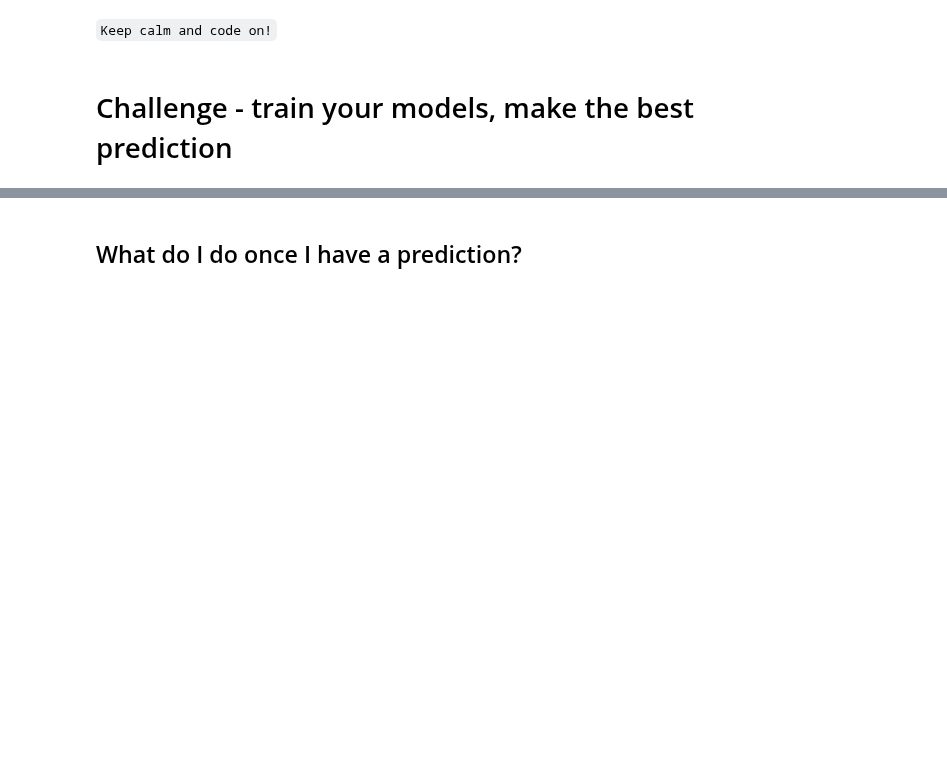
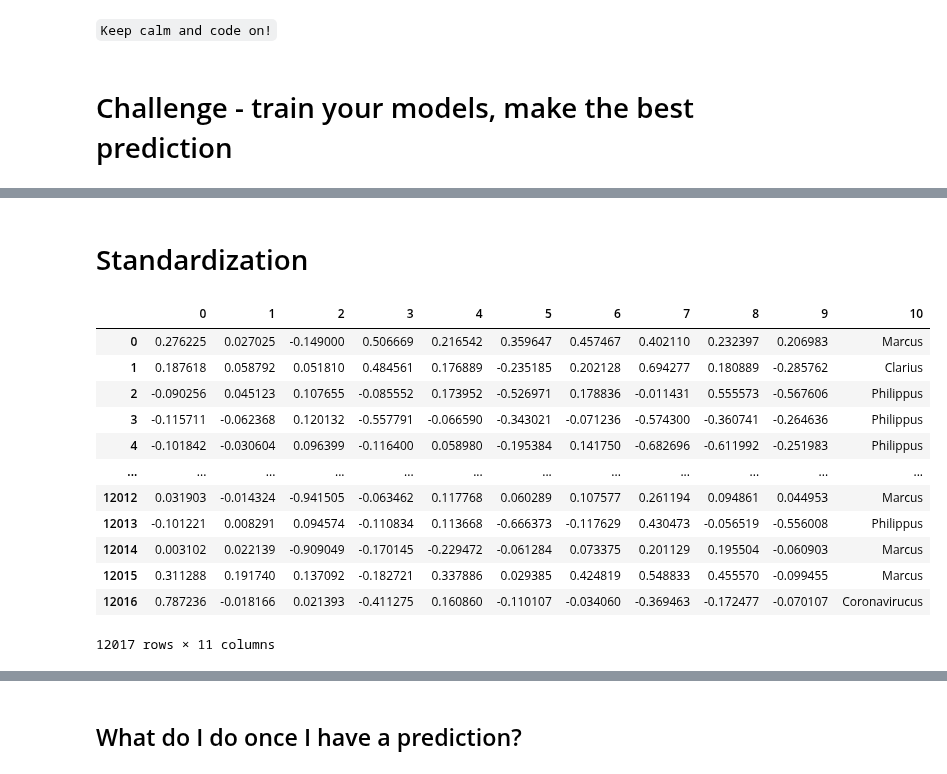
Before and after one commit to Clapiniella/lab-avila-bible, a Jupyter notebook: your-code/main.ipynb, the cells around one changed output, grey strips where cells are left out. Cells and saved outputs as stored; diff of their text form; code cells hidden in the pictures; blank space fills up the shorter version.

```diff
--- a/your-code/main.ipynb
+++ b/your-code/main.ipynb
@@ -86,0 +111,30 @@ sample_submission.head()
+# %% [markdown]
+# Standardization
+# %%
+from sklearn.preprocessing import StandardScaler, Normalizer
+from sklearn.pipeline import make_pipeline
+pipeline = [
+    StandardScaler(),
+    Normalizer(),
+]
+
+tr = make_pipeline(*pipeline)
+
+Xpr = tr.fit_transform(train_dataset[['0', '1', '2', '3', '4', '5', '6', '7', '8', '9']])
+train_dataset2 = pd.DataFrame(Xpr,columns=train_dataset[['0', '1', '2', '3', '4', '5', '6', '7', '8', '9']].columns)
+train_dataset2['10']=train_dataset['10']
+train_dataset2
+# %% [output]
+|  | 0 | 1 | 2 | 3 | 4 | 5 | 6 | 7 | 8 | 9 | 10 |
+| 0 | 0.276225 | 0.027025 | -0.149000 | 0.506669 | 0.216542 | 0.359647 | 0.457467 | 0.402110 | 0.232397 | 0.206983 | Marcus |
+| 1 | 0.187618 | 0.058792 | 0.051810 | 0.484561 | 0.176889 | -0.235185 | 0.202128 | 0.694277 | 0.180889 | -0.285762 | Clarius |
+| 2 | -0.090256 | 0.045123 | 0.107655 | -0.085552 | 0.173952 | -0.526971 | 0.178836 | -0.011431 | 0.555573 | -0.567606 | Philippus |
+| 3 | -0.115711 | -0.062368 | 0.120132 | -0.557791 | -0.066590 | -0.343021 | -0.071236 | -0.574300 | -0.360741 | -0.264636 | Philippus |
+| 4 | -0.101842 | -0.030604 | 0.096399 | -0.116400 | 0.058980 | -0.195384 | 0.141750 | -0.682696 | -0.611992 | -0.251983 | Philippus |
+| ... | ... | ... | ... | ... | ... | ... | ... | ... | ... | ... | ... |
+| 12012 | 0.031903 | -0.014324 | -0.941505 | -0.063462 | 0.117768 | 0.060289 | 0.107577 | 0.261194 | 0.094861 | 0.044953 | Marcus |
+| 12013 | -0.101221 | 0.008291 | 0.094574 | -0.110834 | 0.113668 | -0.666373 | -0.117629 | 0.430473 | -0.056519 | -0.556008 | Philippus |
+| 12014 | 0.003102 | 0.022139 | -0.909049 | -0.170145 | -0.229472 | -0.061284 | 0.073375 | 0.201129 | 0.195504 | -0.060903 | Marcus |
+| 12015 | 0.311288 | 0.191740 | 0.137092 | -0.182721 | 0.337886 | 0.029385 | 0.424819 | 0.548833 | 0.455570 | -0.099455 | Marcus |
+| 12016 | 0.787236 | -0.018166 | 0.021393 | -0.411275 | 0.160860 | -0.110107 | -0.034060 | -0.369463 | -0.172477 | -0.070107 | Coronavirucus |
+12017 rows × 11 columns
```
Also changed, not shown: parts of 23 cells of this notebook, 1 other file.
